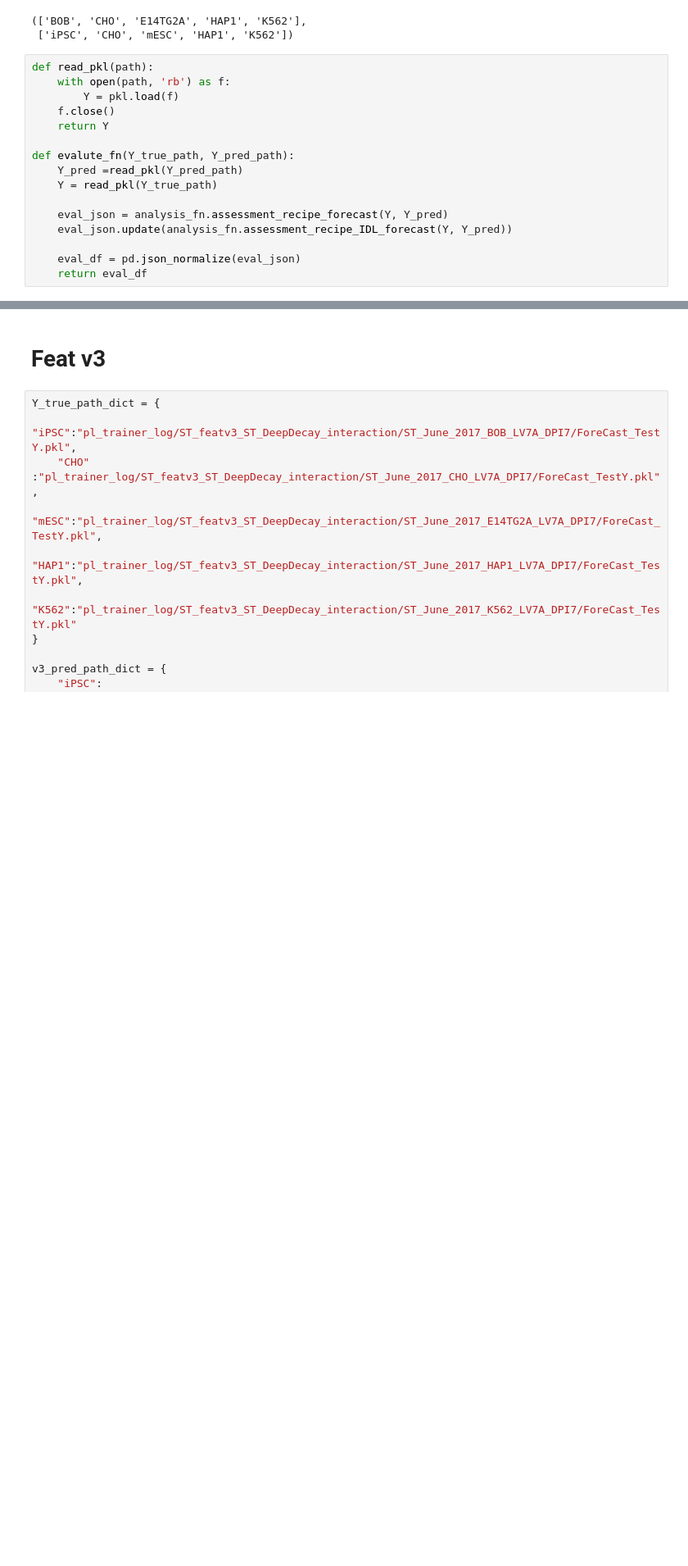
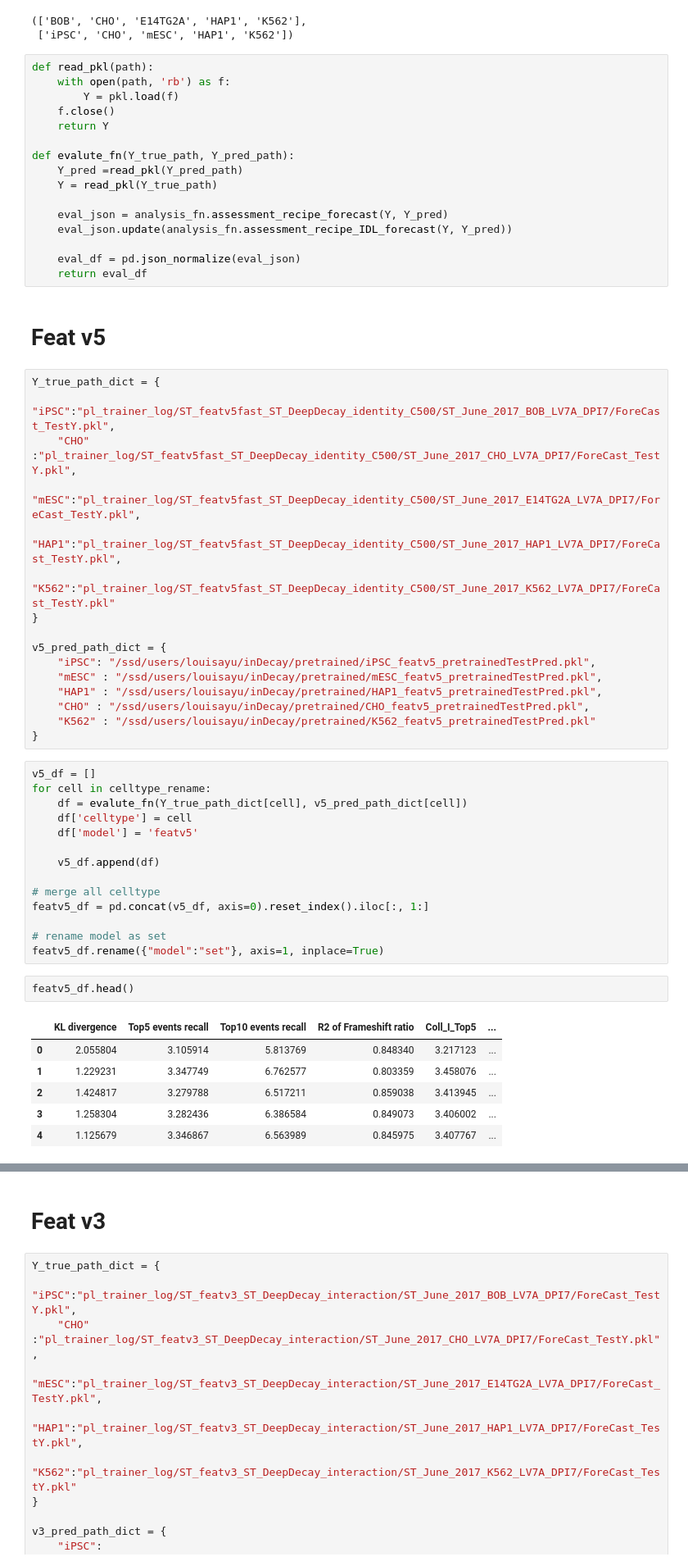
Before and after one commit to StatBiomed/inDecay, a Jupyter notebook: notebooks/5-1.Benchmarking.ipynb, the cells around one changed output, grey strips where cells are left out. Shown at 82% size. Drawn from its saved outputs; the diff is of its cells as text; blank space fills up the shorter version.

```diff
--- a/notebooks/5-1.Benchmarking.ipynb
+++ b/notebooks/5-1.Benchmarking.ipynb
@@ -50,3 +50,44 @@ def evalute_fn(Y_true_path, Y_pred_path):
 
     eval_df = pd.json_normalize(eval_json)
     return eval_df
+# %% [markdown]
+# Feat v5
+# %%
+Y_true_path_dict = {
+    "iPSC":"pl_trainer_log/ST_featv5fast_ST_DeepDecay_identity_C500/ST_June_2017_BOB_LV7A_DPI7/ForeCast_TestY.pkl",
+    "CHO" :"pl_trainer_log/ST_featv5fast_ST_DeepDecay_identity_C500/ST_June_2017_CHO_LV7A_DPI7/ForeCast_TestY.pkl",
+    "mESC":"pl_trainer_log/ST_featv5fast_ST_DeepDecay_identity_C500/ST_June_2017_E14TG2A_LV7A_DPI7/ForeCast_TestY.pkl",
+    "HAP1":"pl_trainer_log/ST_featv5fast_ST_DeepDecay_identity_C500/ST_June_2017_HAP1_LV7A_DPI7/ForeCast_TestY.pkl",
+    "K562":"pl_trainer_log/ST_featv5fast_ST_DeepDecay_identity_C500/ST_June_2017_K562_LV7A_DPI7/ForeCast_TestY.pkl"
+}
+
+v5_pred_path_dict = {
+    "iPSC": "/ssd/users/louisayu/inDecay/pretrained/iPSC_featv5_pretrainedTestPred.pkl",
+    "mESC" : "/ssd/users/louisayu/inDecay/pretrained/mESC_featv5_pretrainedTestPred.pkl",
+    "HAP1" : "/ssd/users/louisayu/inDecay/pretrained/HAP1_featv5_pretrainedTestPred.pkl",
+    "CHO" : "/ssd/users/louisayu/inDecay/pretrained/CHO_featv5_pretrainedTestPred.pkl",
+    "K562" : "/ssd/users/louisayu/inDecay/pretrained/K562_featv5_pretrainedTestPred.pkl"
+}
+# %%
+v5_df = []
+for cell in celltype_rename:
+    df = evalute_fn(Y_true_path_dict[cell], v5_pred_path_dict[cell])
+    df['celltype'] = cell
+    df['model'] = 'featv5'
+
+    v5_df.append(df)
+
+# merge all celltype
+featv5_df = pd.concat(v5_df, axis=0).reset_index().iloc[:, 1:]
+
+# rename model as set
+featv5_df.rename({"model":"set"}, axis=1, inplace=True)
+# %%
+featv5_df.head()
+# %% [output]
+|  | KL divergence | Top5 events recall | Top10 events recall | R2 of Frameshift ratio | Coll_I_Top5 | ... |
+| 0 | 2.055804 | 3.105914 | 5.813769 | 0.848340 | 3.217123 | ... |
+| 1 | 1.229231 | 3.347749 | 6.762577 | 0.803359 | 3.458076 | ... |
+| 2 | 1.424817 | 3.279788 | 6.517211 | 0.859038 | 3.413945 | ... |
+| 3 | 1.258304 | 3.282436 | 6.386584 | 0.849073 | 3.406002 | ... |
+| 4 | 1.125679 | 3.346867 | 6.563989 | 0.845975 | 3.407767 | ... |
```
Also changed, not shown: parts of 3 cells of this notebook, 4 other files.
